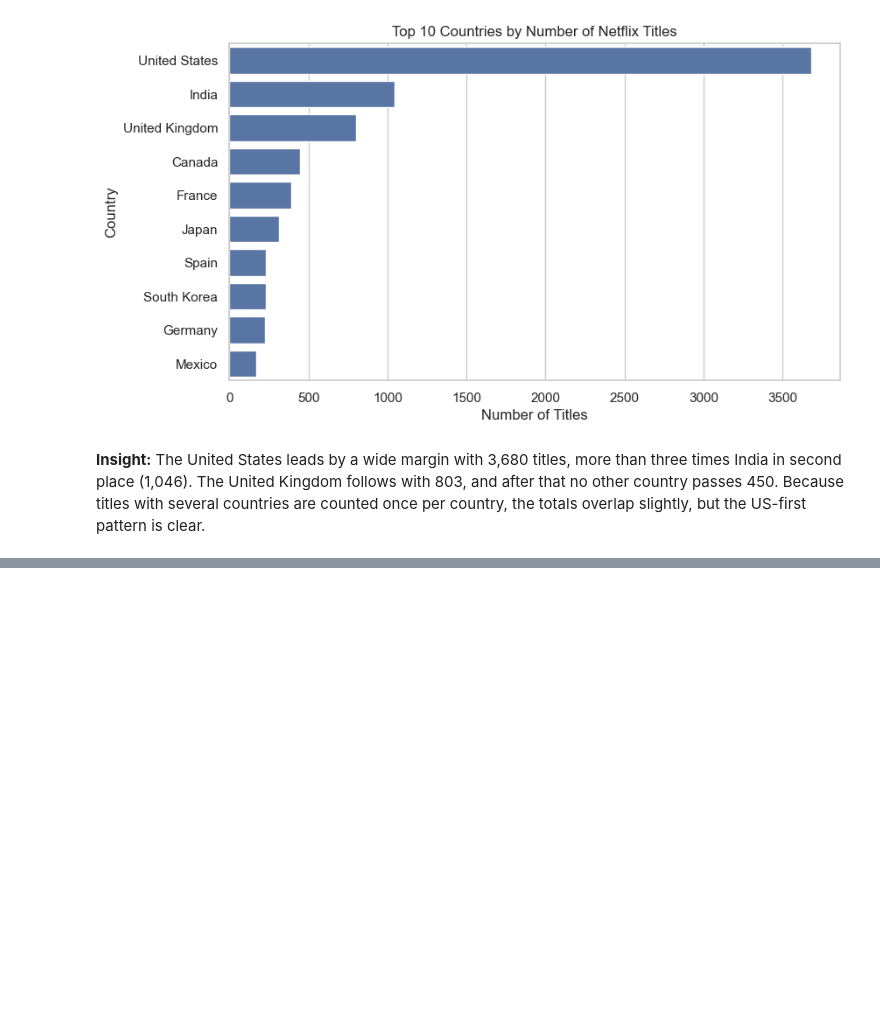
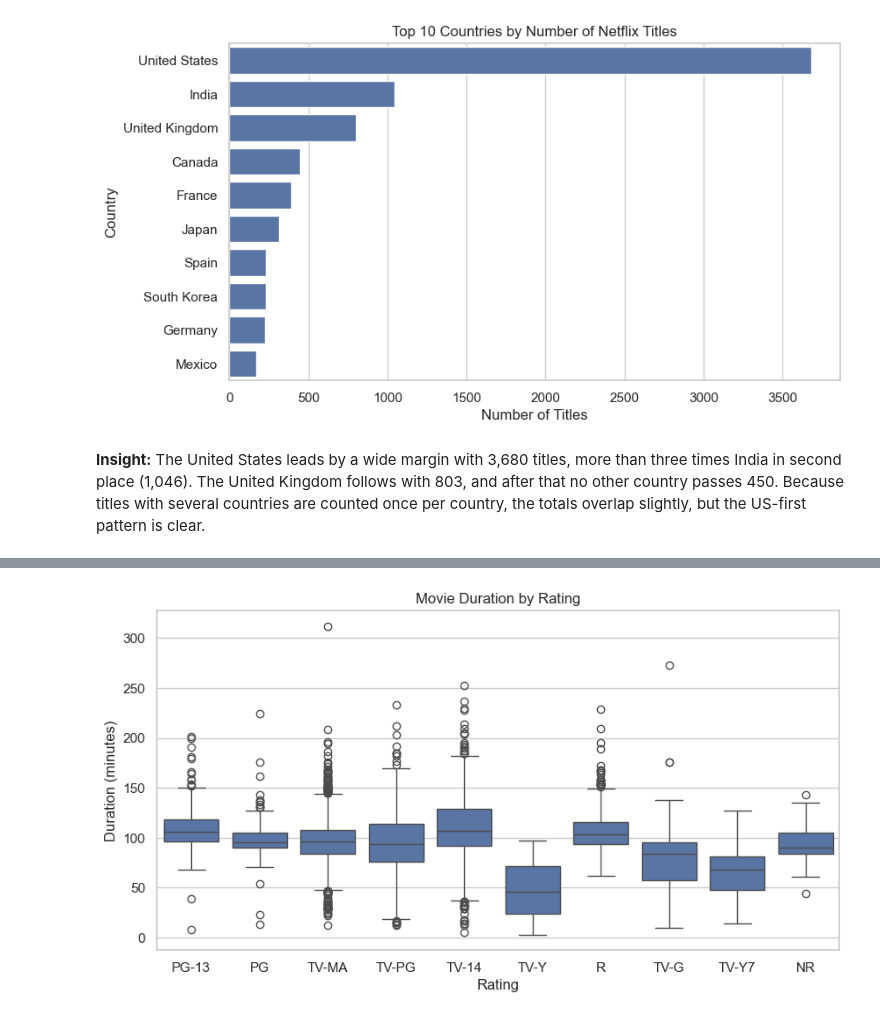
Before and after one commit to baasirahmad46/netflix-eda-visual-storytelling, a Jupyter notebook: notebooks/netflix_eda.ipynb, the cells around one changed output, grey strips where cells are left out. Drawn from its saved outputs; the diff is of its cells as text; code cells hidden in the pictures; blank space fills up the shorter version.

Commit message:
Add boxplot by rating and correlation heatmap

```diff
--- a/notebooks/netflix_eda.ipynb
+++ b/notebooks/netflix_eda.ipynb
@@ -275,0 +279,4 @@ plt.show()
+# %%
+top_rating = movies['rating'].value_counts().head(10).index
+movies_top = movies[movies['rating'].isin(top_rating)]
+movies_top['rating'].value_counts()
@@ -275,0 +296,9 @@ plt.show()
+# %%
+plt.figure(figsize=(10, 5))
+sns.boxplot(data=movies_top, x='rating', y='duration_num')
+plt.title("Movie Duration by Rating")
+plt.xlabel("Rating")
+plt.ylabel("Duration (minutes)")
+plt.show()
+# %% [output]
+[figure, added]
```
Also changed, not shown: parts of 7 cells of this notebook.
